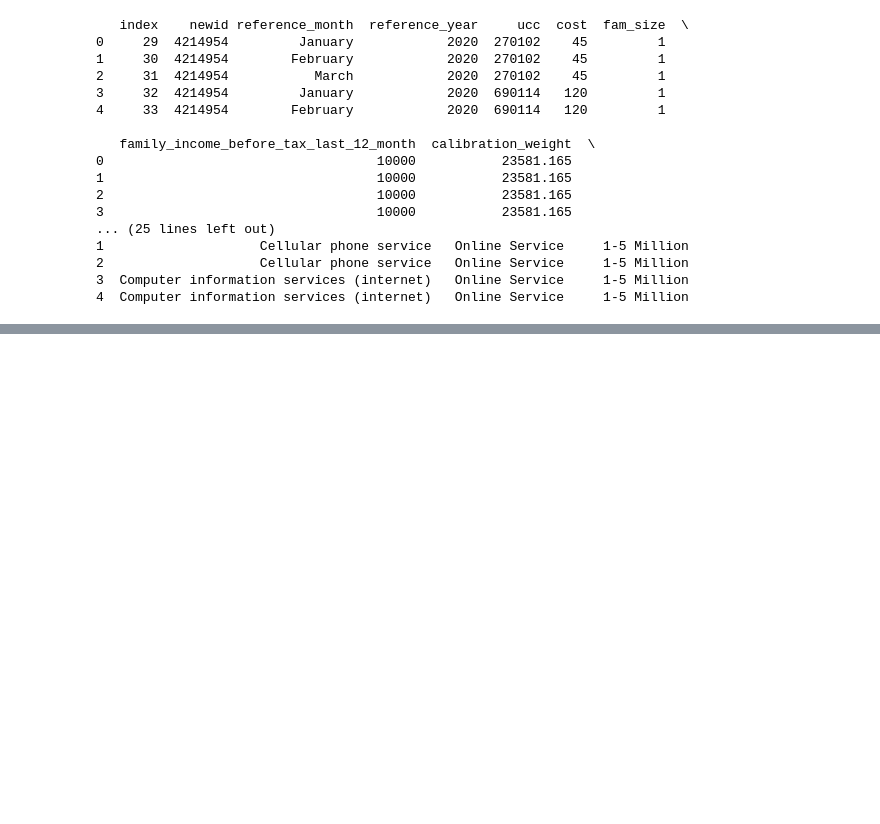
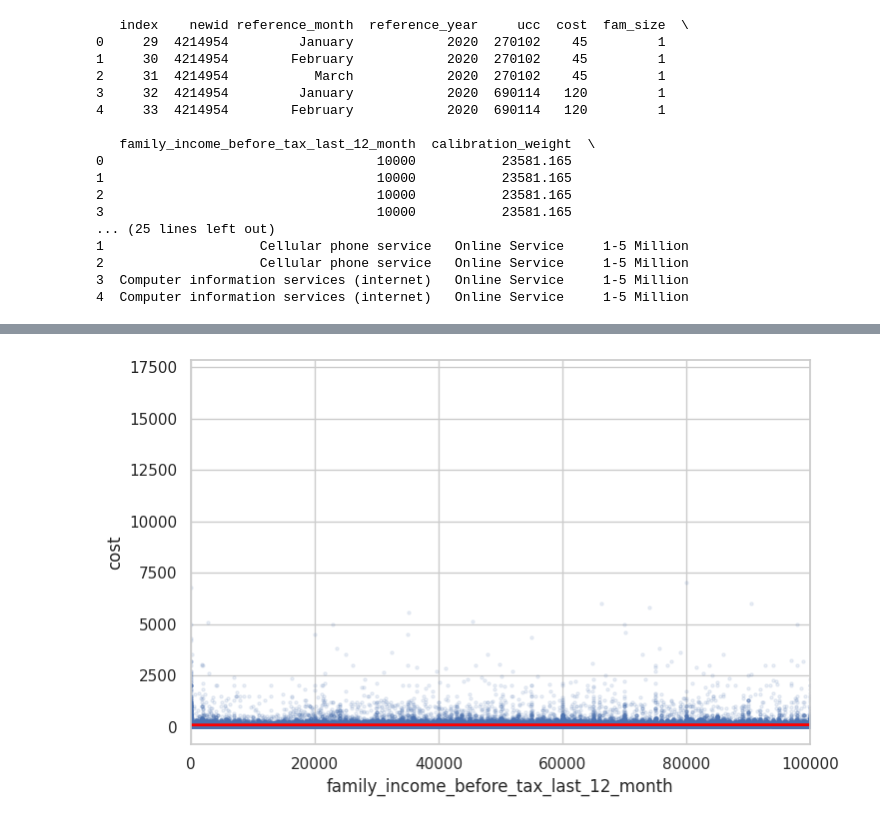
Before and after one commit to Alain-16/Digital_Product_Insights, a Jupyter notebook: DigitalProductEDA.ipynb, the cells around one changed output, grey strips where cells are left out. Saved outputs shown, nothing was run; the diff lists cells and outputs as text; code cells hidden in the pictures; blank space fills up the shorter version.

```diff
--- a/DigitalProductEDA.ipynb
+++ b/DigitalProductEDA.ipynb
@@ -346,0 +358,7 @@ print(df.head())
+# %%
+plt.figure(figsize=(8,5))
+sns.regplot(x=df['family_income_before_tax_last_12_month'],y=df['cost'],scatter_kws={'alpha':0.1,'s':5},line_kws={'color':'red','linewidth':2})
+plt.xlim(0,100000)
+plt.show()
+# %% [output]
+[figure, added]
```
Also changed, not shown: parts of 6 cells of this notebook.
